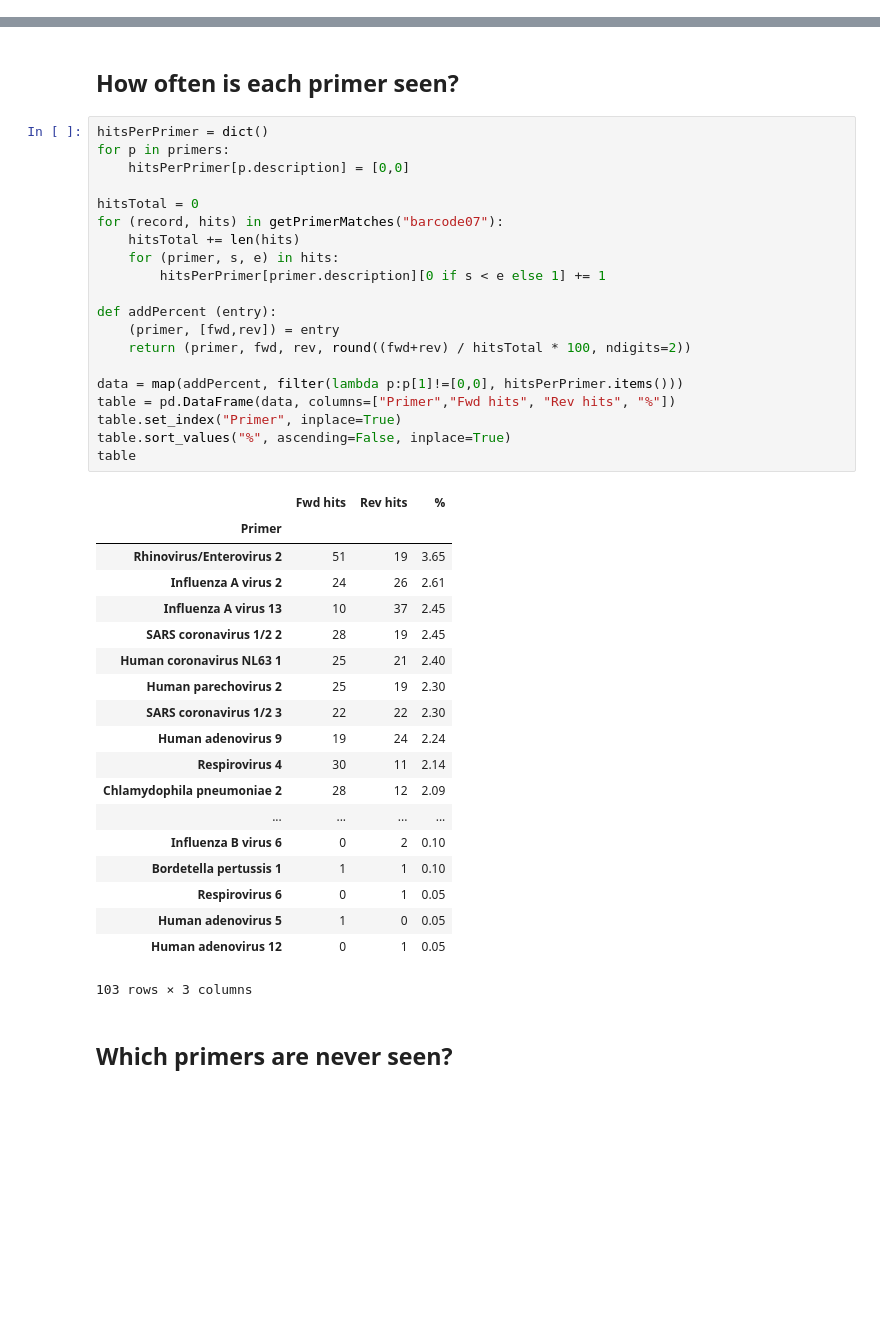
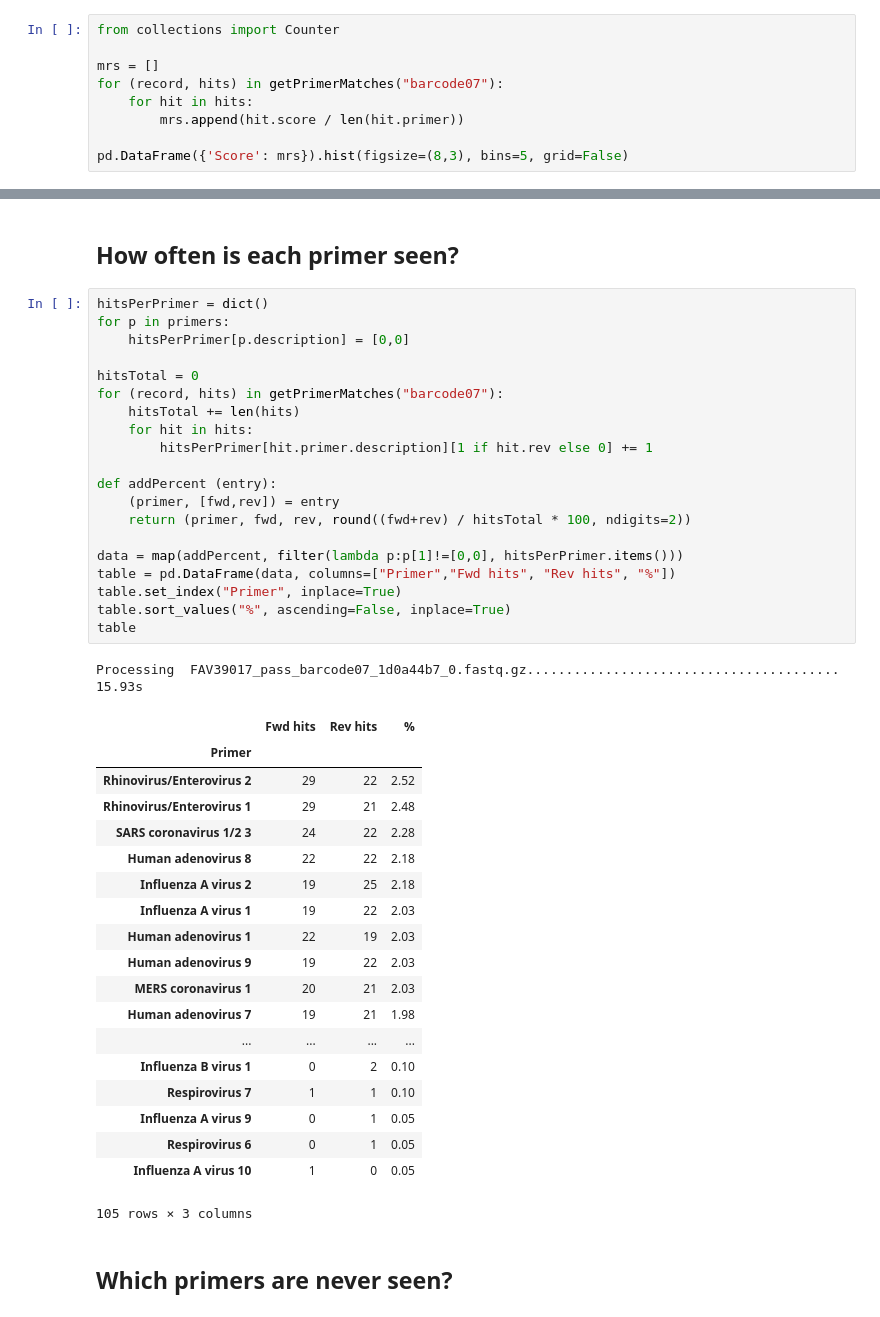
Before and after one commit to RByers/RespiCov-analyze, a Jupyter notebook: AnalyzeRespiCov.ipynb, the cells around one changed output, grey strips where cells are left out. Cells and saved outputs as stored; diff of their text form; blank space fills up the shorter version.

Commit message:
Move hits to dataclass, show score distribution

```diff
--- a/AnalyzeRespiCov.ipynb
+++ b/AnalyzeRespiCov.ipynb
@@ -132,0 +135,9 @@ Mt:  0.9047619047619048
+# %%
+from collections import Counter
+
+mrs = []
+for (record, hits) in getPrimerMatches("barcode07"):
+    for hit in hits:
+        mrs.append(hit.score / len(hit.primer))
+
+pd.DataFrame({'Score': mrs}).hist(figsize=(8,3), bins=5, grid=False)
@@ -135,43 +166,44 @@ Mt:  0.9047619047619048
 # %%
 hitsPerPrimer = dict()
 for p in primers:
     hitsPerPrimer[p.description] = [0,0]
 
 hitsTotal = 0
 for (record, hits) in getPrimerMatches("barcode07"):
     hitsTotal += len(hits)
-    for (primer, s, e) in hits:
-        hitsPerPrimer[primer.description][0 if s < e else 1] += 1
+    for hit in hits:
+        hitsPerPrimer[hit.primer.description][1 if hit.rev else 0] += 1
 
 def addPercent (entry):
     (primer, [fwd,rev]) = entry
     return (primer, fwd, rev, round((fwd+rev) / hitsTotal * 100, ndigits=2))
 
 data = map(addPercent, filter(lambda p:p[1]!=[0,0], hitsPerPrimer.items()))
 table = pd.DataFrame(data, columns=["Primer","Fwd hits", "Rev hits", "%"])
 table.set_index("Primer", inplace=True)
 table.sort_values("%", ascending=False, inplace=True)
 table
 # %% [output]
+Processing  FAV39017_pass_barcode07_1d0a44b7_0.fastq.gz........................................  15.93s
 |  | Fwd hits | Rev hits | % |
 | Primer |  |  |  |
-| Rhinovirus/Enterovirus 2 | 51 | 19 | 3.65 |
-| Influenza A virus 2 | 24 | 26 | 2.61 |
-| Influenza A virus 13 | 10 | 37 | 2.45 |
-| SARS coronavirus 1/2 2 | 28 | 19 | 2.45 |
-| Human coronavirus NL63 1 | 25 | 21 | 2.40 |
-| Human parechovirus 2 | 25 | 19 | 2.30 |
-| SARS coronavirus 1/2 3 | 22 | 22 | 2.30 |
-| Human adenovirus 9 | 19 | 24 | 2.24 |
-| Respirovirus 4 | 30 | 11 | 2.14 |
-| Chlamydophila pneumoniae 2 | 28 | 12 | 2.09 |
+| Rhinovirus/Enterovirus 2 | 29 | 22 | 2.52 |
+| Rhinovirus/Enterovirus 1 | 29 | 21 | 2.48 |
+| SARS coronavirus 1/2 3 | 24 | 22 | 2.28 |
+| Human adenovirus 8 | 22 | 22 | 2.18 |
+| Influenza A virus 2 | 19 | 25 | 2.18 |
+| Influenza A virus 1 | 19 | 22 | 2.03 |
+| Human adenovirus 1 | 22 | 19 | 2.03 |
+| Human adenovirus 9 | 19 | 22 | 2.03 |
+| MERS coronavirus 1 | 20 | 21 | 2.03 |
+| Human adenovirus 7 | 19 | 21 | 1.98 |
 | ... | ... | ... | ... |
-| Influenza B virus 6 | 0 | 2 | 0.10 |
-| Bordetella pertussis 1 | 1 | 1 | 0.10 |
+| Influenza B virus 1 | 0 | 2 | 0.10 |
+| Respirovirus 7 | 1 | 1 | 0.10 |
+| Influenza A virus 9 | 0 | 1 | 0.05 |
 | Respirovirus 6 | 0 | 1 | 0.05 |
-| Human adenovirus 5 | 1 | 0 | 0.05 |
-| Human adenovirus 12 | 0 | 1 | 0.05 |
+| Influenza A virus 10 | 1 | 0 | 0.05 |
-103 rows × 3 columns
+105 rows × 3 columns
 # %% [markdown]
 ## Which primers are never seen?
 # %%
```
Also changed, not shown: parts of 4 cells of this notebook.
